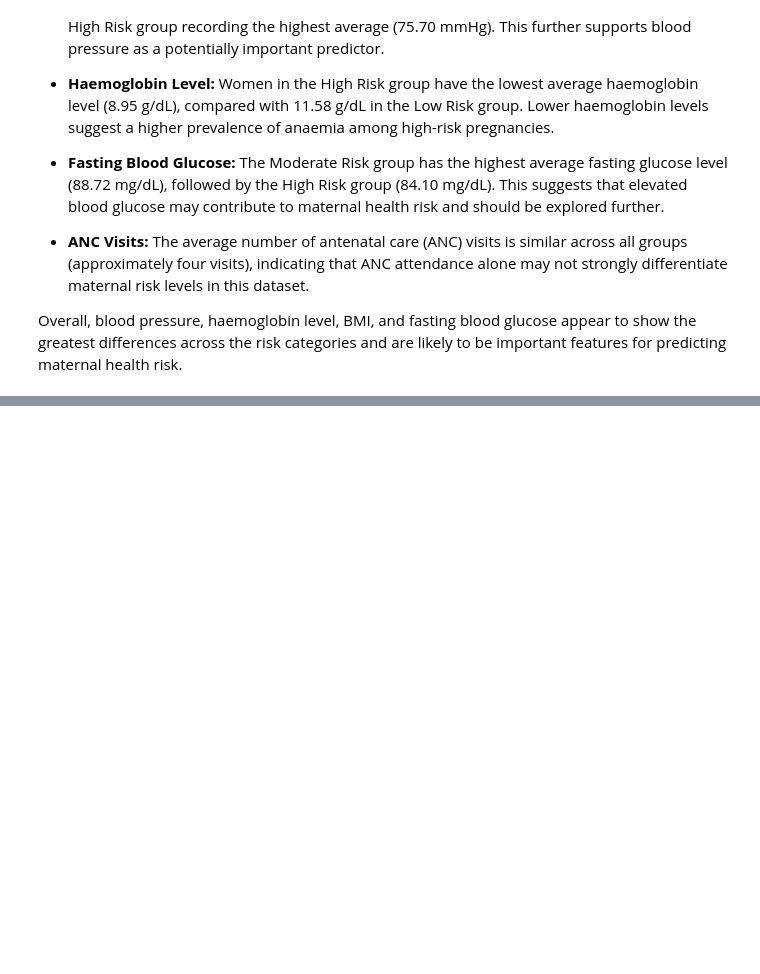
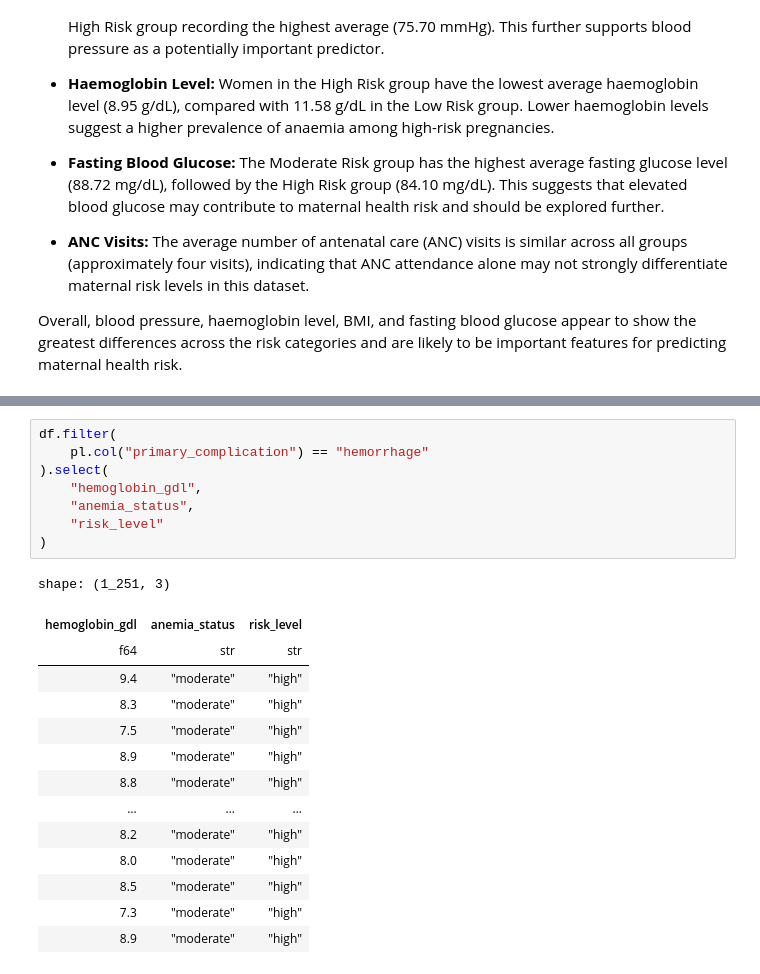
Before and after one commit to Elugbindin-Kehinde-Rashidat/Pregnancy-Journey-Partner-Project, a Jupyter notebook: notebooks/01_exploratory_data_analysis.ipynb, the cells around one changed output, grey strips where cells are left out. Cells and saved outputs as stored; diff of their text form; blank space fills up the shorter version.

```diff
--- a/notebooks/01_exploratory_data_analysis.ipynb
+++ b/notebooks/01_exploratory_data_analysis.ipynb
@@ -749,0 +763,23 @@ The next stage of the project will involve:
+# %%
+df.filter(
+    pl.col("primary_complication") == "hemorrhage"
+).select(
+    "hemoglobin_gdl",
+    "anemia_status",
+    "risk_level"
+)
+# %% [output]
+shape: (1_251, 3)
+| hemoglobin_gdl | anemia_status | risk_level |
+| f64 | str | str |
+| 9.4 | "moderate" | "high" |
+| 8.3 | "moderate" | "high" |
+| 7.5 | "moderate" | "high" |
+| 8.9 | "moderate" | "high" |
+| 8.8 | "moderate" | "high" |
+| … | … | … |
+| 8.2 | "moderate" | "high" |
+| 8.0 | "moderate" | "high" |
+| 8.5 | "moderate" | "high" |
+| 7.3 | "moderate" | "high" |
+| 8.9 | "moderate" | "high" |
```
Also changed, not shown: parts of 5 cells of this notebook, 11 other files.
